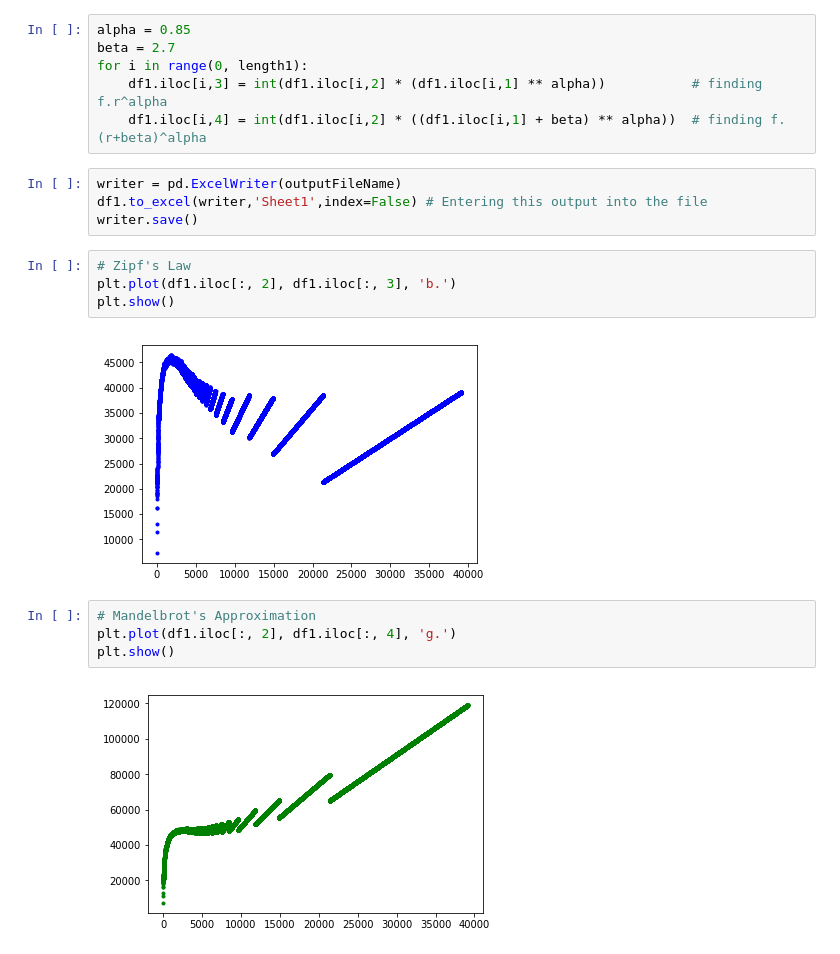
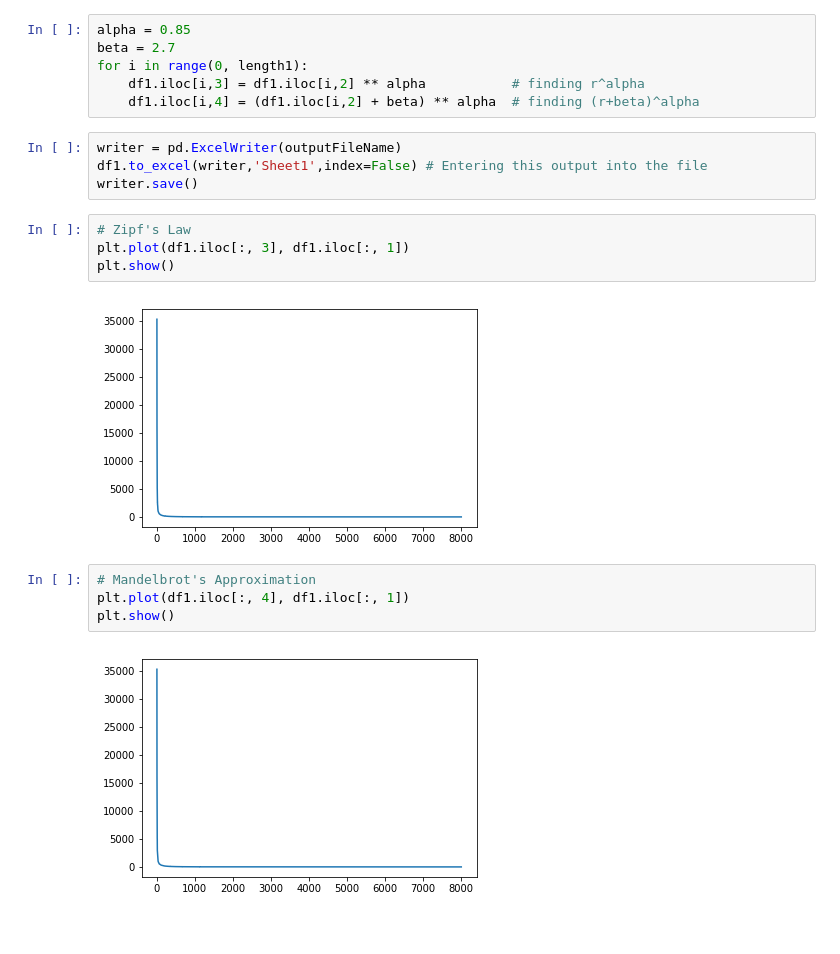
Before and after one commit to 3atharvkurdukar/nlp-assignments-hindi, a Jupyter notebook: empirical_laws.ipynb, the cells around one changed output. Saved outputs shown, nothing was run; the diff lists cells and outputs as text.

```diff
--- a/empirical_laws.ipynb
+++ b/empirical_laws.ipynb
@@ -99,23 +99,23 @@ for i in range(0, length1):
 alpha = 0.85
 beta = 2.7
 for i in range(0, length1):
-    df1.iloc[i,3] = int(df1.iloc[i,2] * (df1.iloc[i,1] ** alpha))           # finding f.r^alpha
-    df1.iloc[i,4] = int(df1.iloc[i,2] * ((df1.iloc[i,1] + beta) ** alpha))  # finding f.(r+beta)^alpha
+    df1.iloc[i,3] = df1.iloc[i,2] ** alpha           # finding r^alpha
+    df1.iloc[i,4] = (df1.iloc[i,2] + beta) ** alpha  # finding (r+beta)^alpha
 # %%
 writer = pd.ExcelWriter(outputFileName)
 df1.to_excel(writer,'Sheet1',index=False) # Entering this output into the file
 writer.save()
 # %%
 # Zipf's Law
-plt.plot(df1.iloc[:, 2], df1.iloc[:, 3], 'b.')
+plt.plot(df1.iloc[:, 3], df1.iloc[:, 1])
 plt.show()
 # %% [output]
-[figure, old version]
+[figure, new version]
 # %%
 # Mandelbrot's Approximation
-plt.plot(df1.iloc[:, 2], df1.iloc[:, 4], 'g.')
+plt.plot(df1.iloc[:, 4], df1.iloc[:, 1])
 plt.show()
 # %% [output]
-[figure, old version]
+[figure, new version]
 # %%
 # Heap's Law
```
Also changed, not shown: parts of 3 cells of this notebook, 2 other files.
